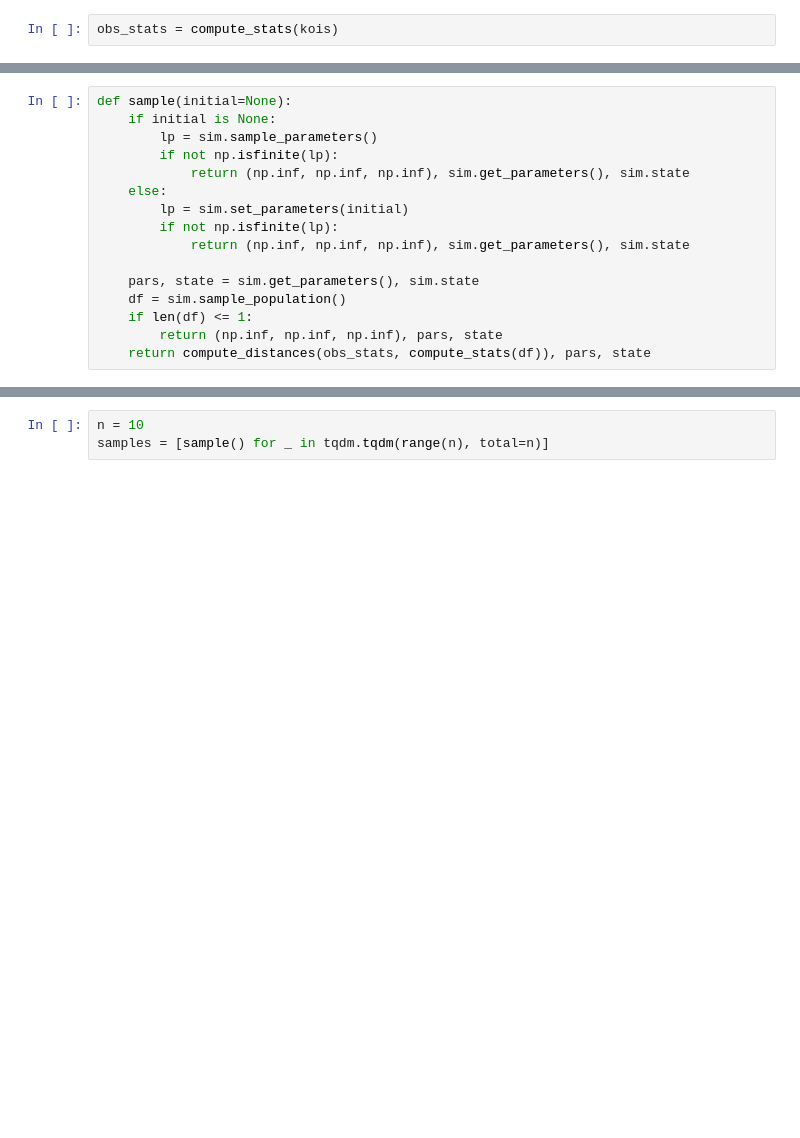
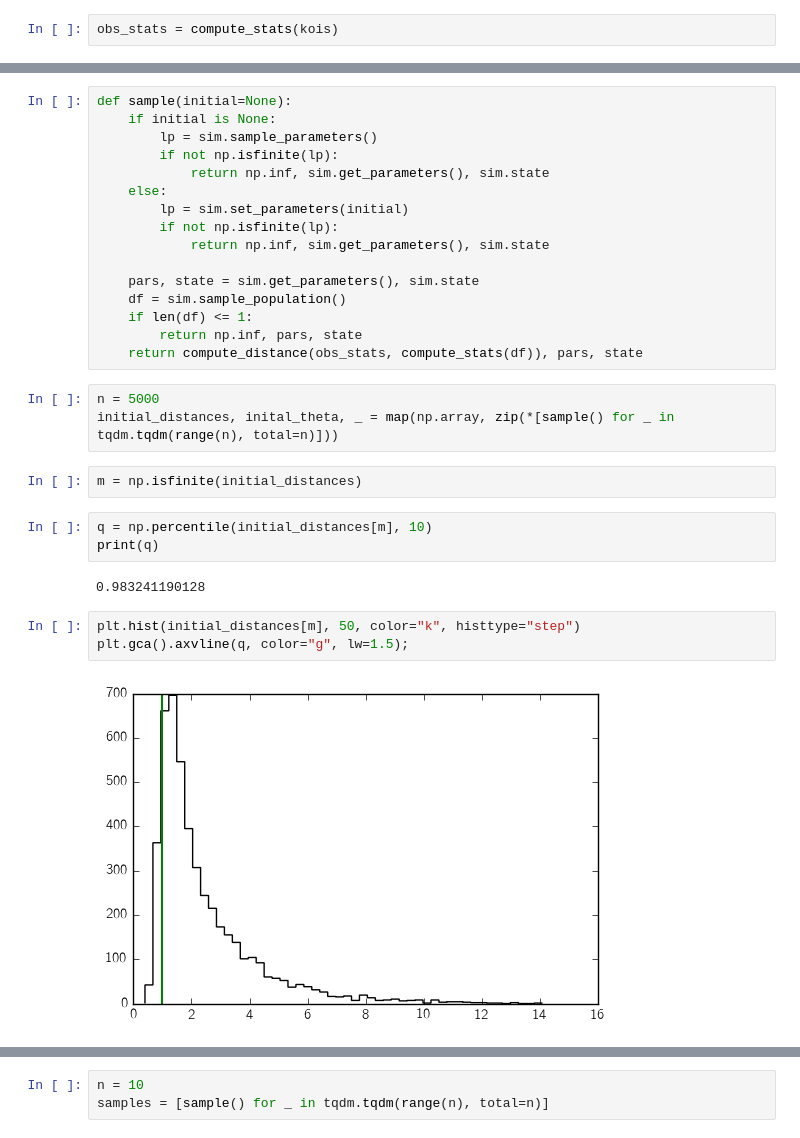
Before and after one commit to dfm/exoabc, a Jupyter notebook: exoplanet-demo.ipynb, the cells around one changed output, grey strips where cells are left out. Cells and saved outputs as stored; diff of their text form; blank space fills up the shorter version.

```diff
--- a/exoplanet-demo.ipynb
+++ b/exoplanet-demo.ipynb
@@ -81,14 +76,29 @@ def sample(initial=None):
     if initial is None:
         lp = sim.sample_parameters()
         if not np.isfinite(lp):
-            return (np.inf, np.inf, np.inf), sim.get_parameters(), sim.state
+            return np.inf, sim.get_parameters(), sim.state
     else:
         lp = sim.set_parameters(initial)
         if not np.isfinite(lp):
-            return (np.inf, np.inf, np.inf), sim.get_parameters(), sim.state
+            return np.inf, sim.get_parameters(), sim.state
 
     pars, state = sim.get_parameters(), sim.state
     df = sim.sample_population()
     if len(df) <= 1:
-        return (np.inf, np.inf, np.inf), pars, state
-    return compute_distances(obs_stats, compute_stats(df)), pars, state
+        return np.inf, pars, state
+    return compute_distance(obs_stats, compute_stats(df)), pars, state
+# %%
+n = 5000
+initial_distances, inital_theta, _ = map(np.array, zip(*[sample() for _ in tqdm.tqdm(range(n), total=n)]))
+# %%
+m = np.isfinite(initial_distances)
+# %%
+q = np.percentile(initial_distances[m], 10)
+print(q)
+# %% [output]
+0.983241190128
+# %%
+plt.hist(initial_distances[m], 50, color="k", histtype="step")
+plt.gca().axvline(q, color="g", lw=1.5);
+# %% [output]
+[figure, added]
```
Also changed, not shown: parts of 12 cells of this notebook, 2 other files.
